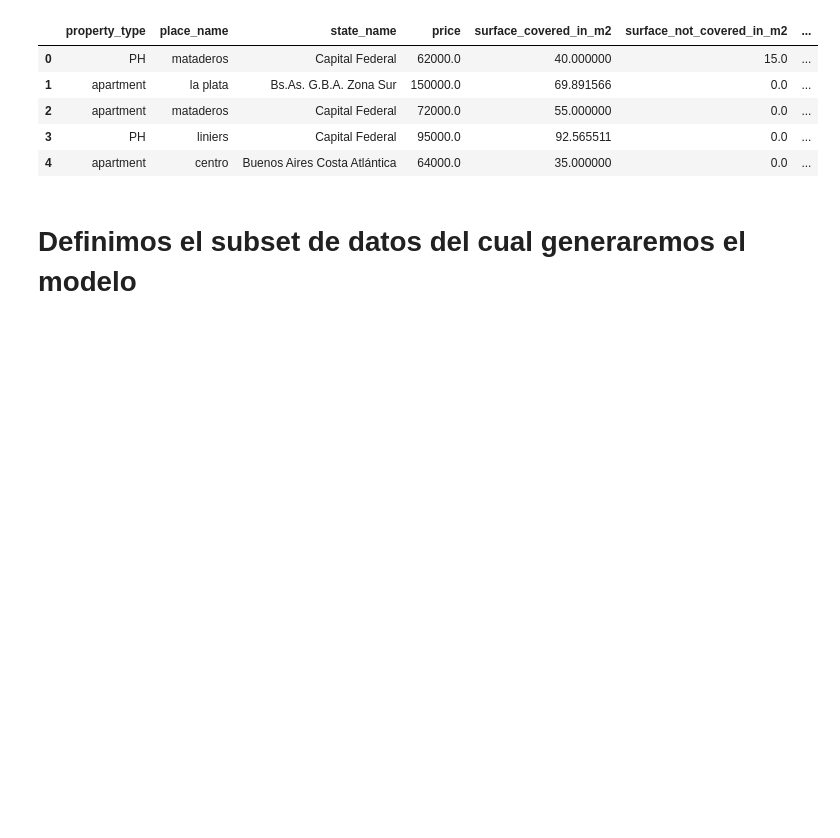
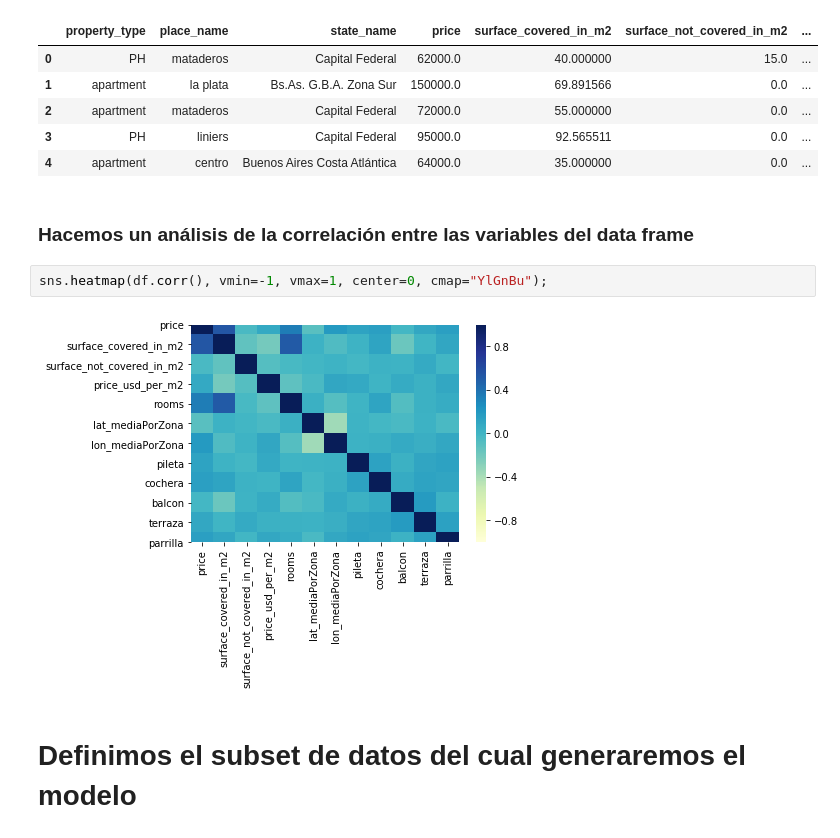
Before and after one commit to rdgagliano/DataScience-Grupo3, a Jupyter notebook: Desafio_2_1.ipynb, the cells around one changed output. Drawn from its saved outputs; the diff is of its cells as text; blank space fills up the shorter version.

```diff
--- a/Desafio_2_1.ipynb
+++ b/Desafio_2_1.ipynb
@@ -128,6 +128,12 @@ df.head(5)
 | 2 | apartment | mataderos | Capital Federal | 72000.0 | 55.000000 | 0.0 | ... |
 | 3 | PH | liniers | Capital Federal | 95000.0 | 92.565511 | 0.0 | ... |
 | 4 | apartment | centro | Buenos Aires Costa Atlántica | 64000.0 | 35.000000 | 0.0 | ... |
+# %% [markdown]
+### Hacemos un análisis de la correlación entre las variables del data frame
+# %%
+sns.heatmap(df.corr(), vmin=-1, vmax=1, center=0, cmap="YlGnBu");
+# %% [output]
+[figure, added]
 # %% [markdown]
 # Definimos el subset de datos del cual generaremos el modelo
 # %% [markdown]
```
Also changed, not shown: parts of 24 cells of this notebook.
